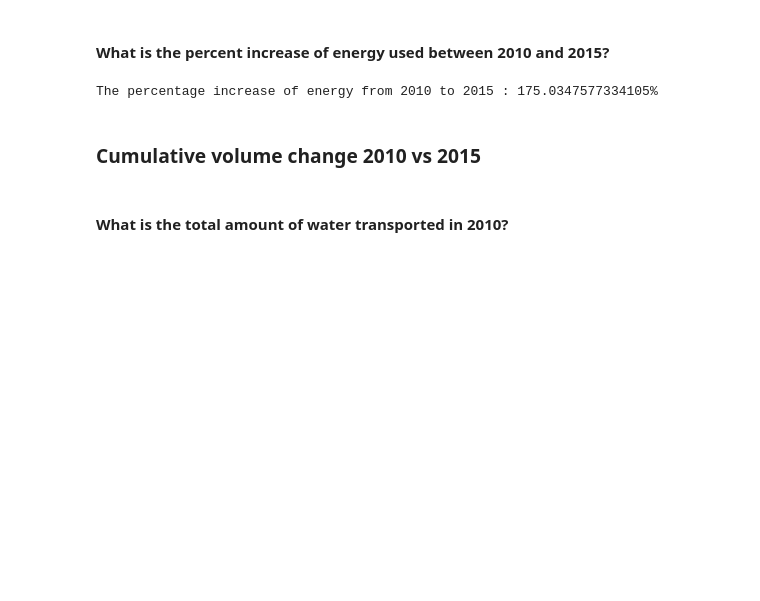
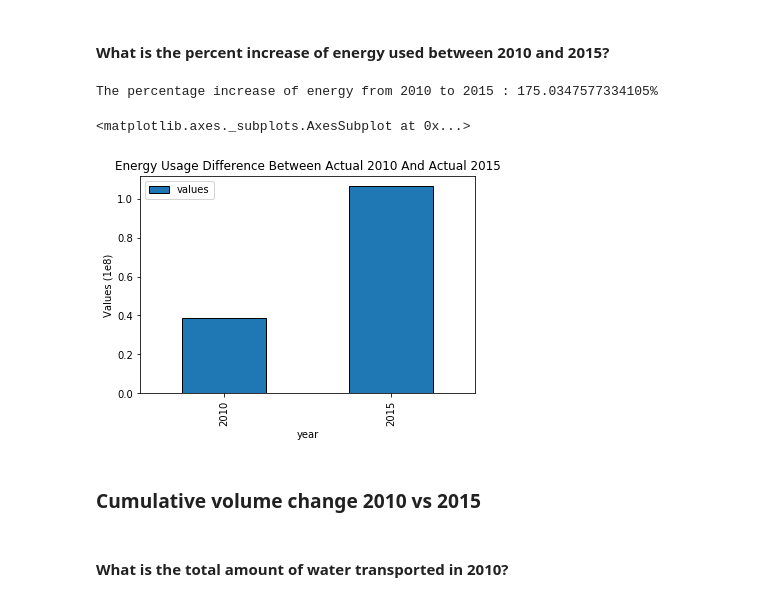
Before and after one commit to ds-modules/CE-110, a Jupyter notebook: CE-110_Lab.ipynb, the cells around one changed output. Cells and saved outputs as stored; diff of their text form; code cells hidden in the pictures; blank space fills up the shorter version.

```diff
--- a/CE-110_Lab.ipynb
+++ b/CE-110_Lab.ipynb
@@ -488,6 +505,17 @@ percentage_inc = increase / energy * 100
 print ("The percentage increase of energy from 2010 to 2015 : " + str(percentage_inc) + "%")
 # %% [output]
 The percentage increase of energy from 2010 to 2015 : 175.0347577334105%
+# %%
+data_2 = pd.DataFrame(data =
+                      {"year" : [2010, 2015],
+                       "values" : [energy/(10**8), energy1/(10**8)]})
+graph_2 = data_2.plot.bar(x='year', y='values')
+plt.title("Energy Usage Difference Between Actual 2010 And Actual 2015")
+plt.ylabel('Values (1e8)')
+graph_2
+# %% [output]
+<matplotlib.axes._subplots.AxesSubplot at 0x...>
+[figure, added]
 # %% [markdown]
 ### Cumulative volume change 2010 vs 2015
 # %% [markdown]
```
Also changed, not shown: parts of 8 cells of this notebook.
